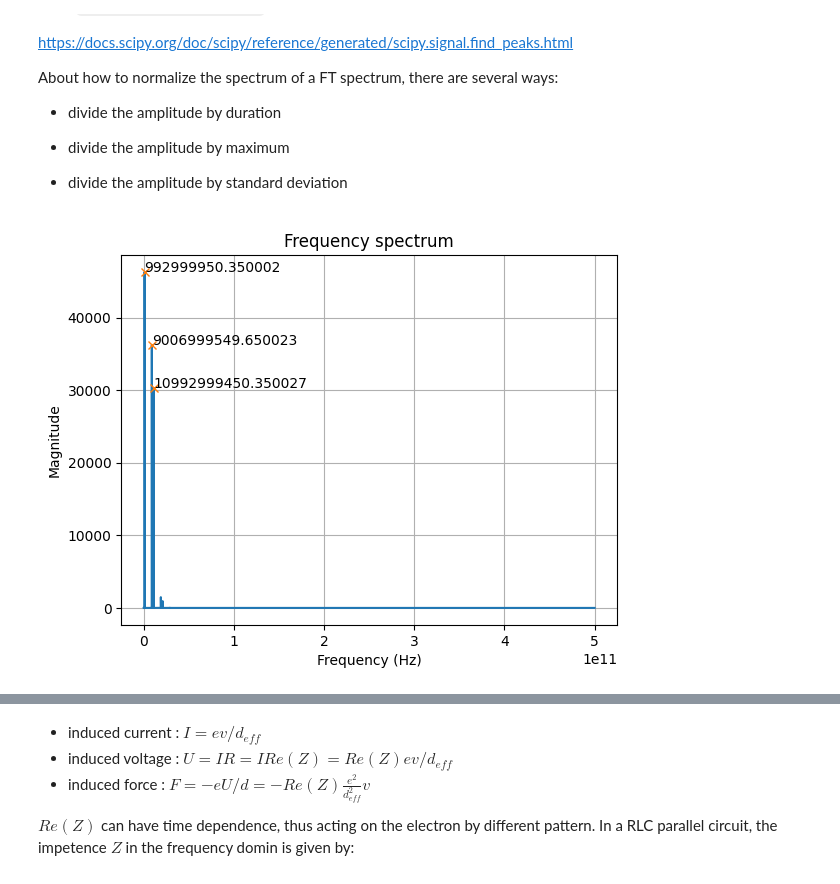
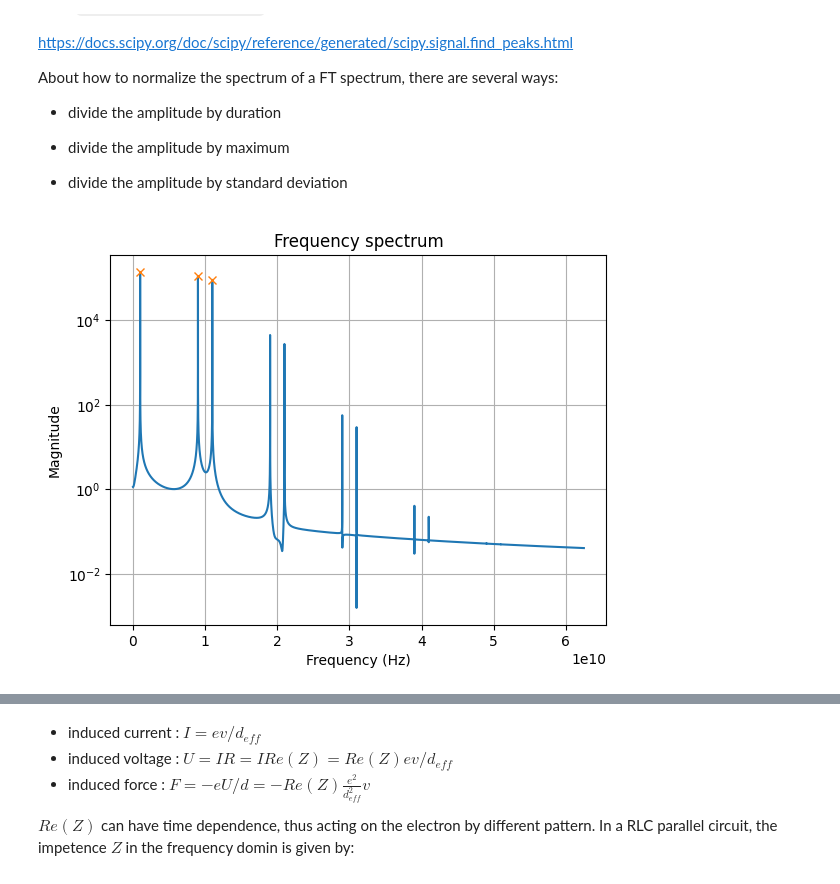
Before and after one commit to yuqian15/electron_micromotion_cooling, a Jupyter notebook: Electron-QIP.ipynb, the cells around one changed output, grey strips where cells are left out. Cells and saved outputs as stored; diff of their text form; code cells hidden in the pictures.

```diff
--- a/Electron-QIP.ipynb
+++ b/Electron-QIP.ipynb
@@ -49,7 +49,7 @@ Temperature = 0.4 # Temperature for the tank circuit, given by article
 # Define the spatial step size and the time step size
 
 dt = 1e-12 # time step size
-T = 20e-6 # total time
+T = 2e-6 # total time
 N = round(T/dt)
 
 t_eval = np.linspace(0, T, N + 1)
@@ -150,7 +150,7 @@ Previously, I used Eular method for intergrating, but the total energy is not co
 # Using RK45 to solve the ODE
 #Amplifier_Num_init = 8
 Amplifier_Num_init = 1
-T_init = 20e-6
+T_init = 5e-6
 t_eval_init = np.linspace(0, T_init, Amplifier_Num_init * (round(T_init/dt) + 1))
 solution = solve_ivp(fun=lambda t, Vec: DevMotion_init(t, Vec),
                      t_span = (0, T_init),
@@ -215,7 +215,7 @@ vzf_init = fft(vz_init)
 tf = fftfreq(len(vx_init), dt / Amplifier_Num_init)
 
 Front = 0
-Cutoff = 1
+Cutoff = 8
 vf = vxf_init[Front:Front + (vxf_init.size//Cutoff//2)]
 ttf = tf[:len(vx_init)//2]
 ttf = ttf[Front:Front + (ttf.size//Cutoff)]
@@ -238,35 +238,36 @@ peaks, heights = find_peaks(N_vf_init, height= border)
 
 #print("The location of the three largest peaks is {}, {}, {} Hz".format(tf[peaks[0]], tf[peaks[1]], tf[peaks[2]]))
 
 # Plot the result
 plt.plot(ttf, N_vf_init)
 plt.plot(ttf[peaks], N_vf_init[peaks], "x")
 
-for i in range(0,3):
+#for i in range(0,3):
     #plt.text(ttf[peaks[i]], N_vf_init[peaks[i]], "%f" % N_vf[peaks[i]])
-    plt.text(ttf[peaks[i]], N_vf_init[peaks[i]], "%f" % ttf[peaks[i]])
+    #plt.text(ttf[peaks[i]], N_vf_init[peaks[i]], "%f" % ttf[peaks[i]])
 
 # Regenerate the resonator's frequency by the third peak position
 fres = ttf[peaks[peak_count]]
 
 # Calculate the average of the velocity in the first micromotion peroid
 Tradical = 1 / ttf[peaks[0]]
 #Nsec = round(Tradical / dt * Amplifier_Num_init)
 
 #vx_Nsec = list(vx_init[: Nsec])
 #vy_Nsec = list(vy_init[: Nsec])
 #vz_Nsec = list(vz_init[: Nsec])
 
 #vx_init_Ampl = sum(abs(ele) for ele in vx_Nsec) / Nsec
 #vy_init_Ampl = sum(abs(ele) for ele in vy_Nsec) / Nsec
 #vz_init_Ampl = sum(abs(ele) for ele in vz_Nsec) / Nsec
 
 plt.xlabel('Frequency (Hz)')
 plt.ylabel('Magnitude')
+plt.yscale('log')
 plt.title('Frequency spectrum')
 plt.grid()
 plt.show()
 # %% [output]
-[figure, old version]
+[figure, new version]
 # %%
 print(tf[1]- tf[0])
```
Also changed, not shown: parts of 11 cells of this notebook, 8 other files.
